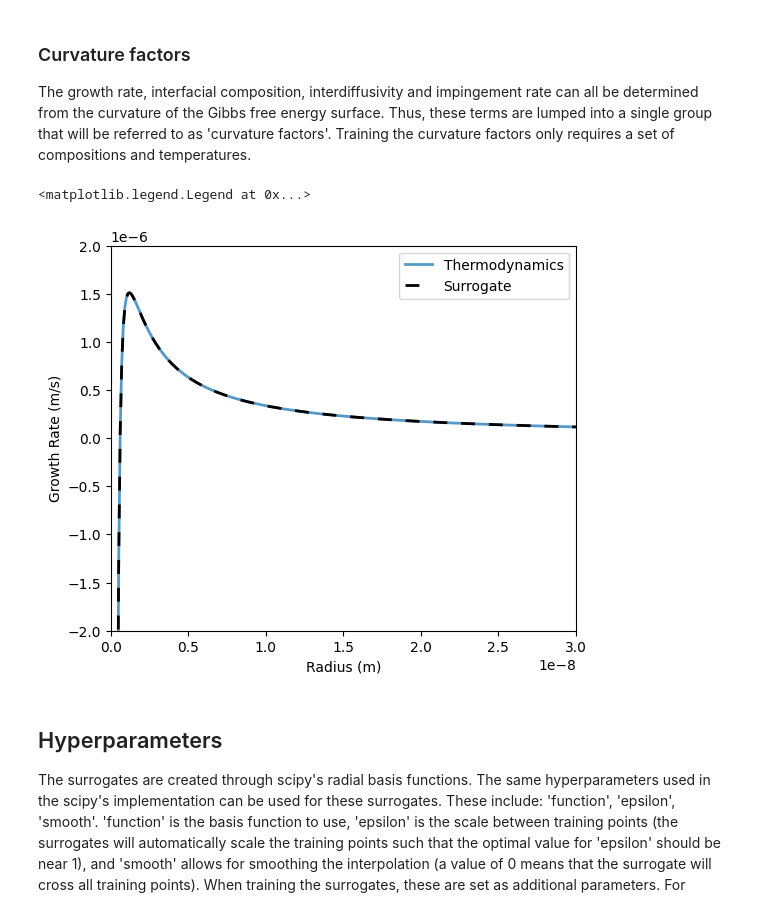
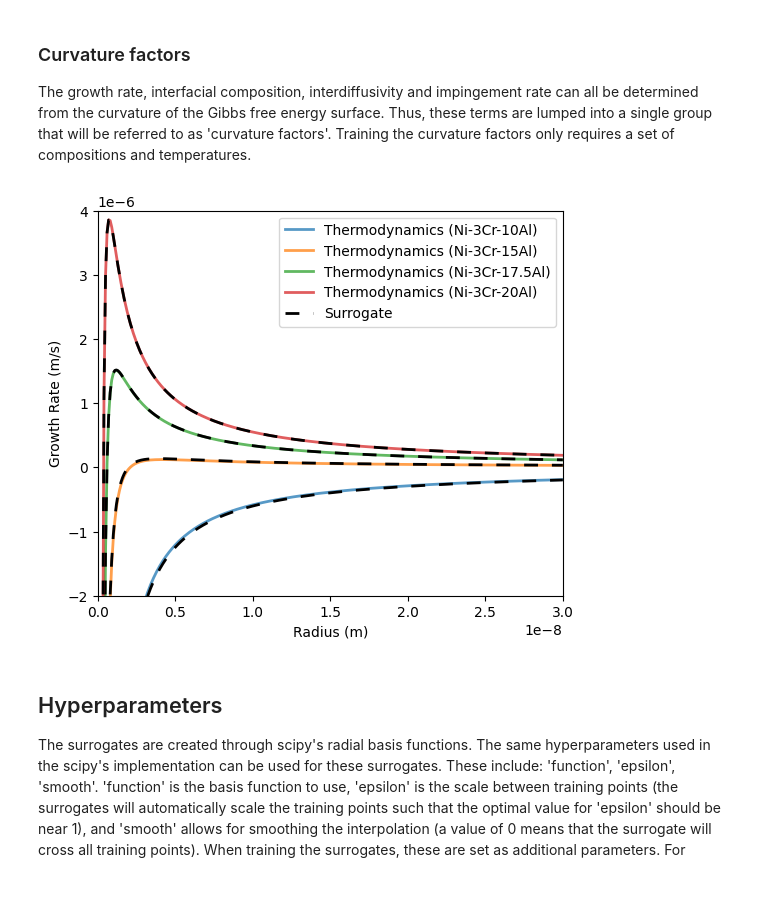
Before and after one commit to materialsgenomefoundation/kawin, a Jupyter notebook: examples/10_Surrogates.ipynb, the cells around one changed output. Cells and saved outputs as stored; diff of their text form; code cells hidden in the pictures.

Commit message:
refactored surrogate models

```diff
--- a/examples/10_Surrogates.ipynb
+++ b/examples/10_Surrogates.ipynb
@@ -130,14 +131,3 @@ multiSurr = MulticomponentSurrogate(multiTherm)
 Training a surrogate for driving force calculations requires a set of compositions and temperatures. The difference between the Binary and Multicomponent surrogate objects is that the set of compositions for a multicomponent systems is a 2D array of size m x n, where m is the number of training points and n is the number of solutes.
 
 A utility function is provided to create a cartesian product of multiple arrays for each solute.
-# %%
-from kawin.thermo import generateTrainingPoints
-
-#Create training points
-T = 1273.15
-xCr = np.linspace(0.01, 0.05, 8)
-xAl = np.linspace(0.1, 0.2, 8)
-xTrain = generateTrainingPoints(xCr, xAl)
-
-#Train driving force
-multiSurr.trainDrivingForce(xTrain, [T])
@@ -148,40 +166,45 @@ The growth rate, interfacial composition, interdiffusivity and impingement rate
 # %%
 #Create training points
 T = 1273.15
 xCr = np.linspace(0.01, 0.05, 16)
 xAl = np.linspace(0.1, 0.2, 16)
 xTrain = generateTrainingPoints(xCr, xAl)
 
 #Train curvature surrogate
 multiSurr.trainCurvature(xTrain, T)
 
-#Compare growth rate from surrogate and thermodynamics modules
-xTest = [0.03, 0.175]    #Ni-3Cr-17.5Al
+precipitate = PrecipitateParameters('FCC_L12')
+precipitate.gamma = 0.023
+precipitate.volume.setVolume(1e-5, 'VM', 4)
+precipitate.setup()
+Rtest = np.linspace(1e-10, 3e-8, 300)
+Gtest = precipitate.computeGibbsThomsonContribution(Rtest)
 
-gamma = 0.023        #Interfacial energy between FCC-Ni and Ni3Al
-Vm = 1e-5           #Molar volume
-Rtest = np.linspace(1e-10, 3e-8, 300)
-Gtest = 2 * gamma * Vm / Rtest
+fig, ax = plt.subplots(figsize=(6,5))
 
-multiTherm.clearCache()
-dgTherm, xb = multiTherm.getDrivingForce(xTest, T)
-growthTherm = multiTherm.getGrowthAndInterfacialComposition(xTest, T, dgTherm, Rtest, Gtest, searchDir=xb)
+xset = {'Ni-3Cr-10Al': [0.03, 0.1], 'Ni-3Cr-15Al': [0.03, 0.15], 'Ni-3Cr-17.5Al': [0.03, 0.175], 'Ni-3Cr-20Al': [0.03, 0.2]}
 
-dgSurr, _ = multiSurr.getDrivingForce(xTest, T)
-growthSurr = multiSurr.getGrowthAndInterfacialComposition(xTest, T, dgSurr, Rtest, Gtest)
+for x in xset:
+    multiTherm.clearCache()
+    dgTherm, xb = multiTherm.getDrivingForce(xset[x], T)
+    growthTherm = multiTherm.getGrowthAndInterfacialComposition(xset[x], T, dgTherm, Rtest, Gtest, searchDir=xb)
 
-fig4 = plt.figure(4, figsize=(6, 5))
-ax4 = fig4.add_subplot(111)
-ax4.plot(Rtest, growthTherm.growth_rate, label='Thermodynamics', linewidth=2, alpha=0.75)
-ax4.plot(Rtest, growthSurr.growth_rate, label='Surrogate', color='k', linestyle=(0,(5,5)), linewidth=2)
-ax4.set_xlim([0, 3e-8])
-ax4.set_ylim([-2e-6, 2e-6])
-ax4.set_xlabel('Radius (m)')
-ax4.set_ylabel('Growth Rate (m/s)')
-ax4.legend()
+    dgSurr, _ = multiSurr.getDrivingForce(xset[x], T)
+    growthSurr = multiSurr.getGrowthAndInterfacialComposition(xset[x], T, dgSurr, Rtest, Gtest)
+
+    ax.plot(Rtest, growthTherm.growth_rate, label=f'Thermodynamics ({x})', linewidth=2, alpha=0.75)
+    ax.plot(Rtest, growthSurr.growth_rate, label='Surrogate', color='k', linestyle=(0,(5,5)), linewidth=2)
+
+ax.set_xlim([0, 3e-8])
+ax.set_ylim([-2e-6, 4e-6])
+ax.set_xlabel('Radius (m)')
+ax.set_ylabel('Growth Rate (m/s)')
+handles, labels = ax.get_legend_handles_labels()
+plotLabels = [f'Thermodynamics ({x})' for x in xset] + ['Surrogate']
+ax.legend([handles[labels.index(p)] for p in plotLabels], plotLabels)
+plt.show()
 # %% [output]
-<matplotlib.legend.Legend at 0x...>
-[figure, old version]
+[figure, new version]
 # %% [markdown]
 ## Hyperparameters
 
```
Also changed, not shown: parts of 4 cells of this notebook, 12 other files.
